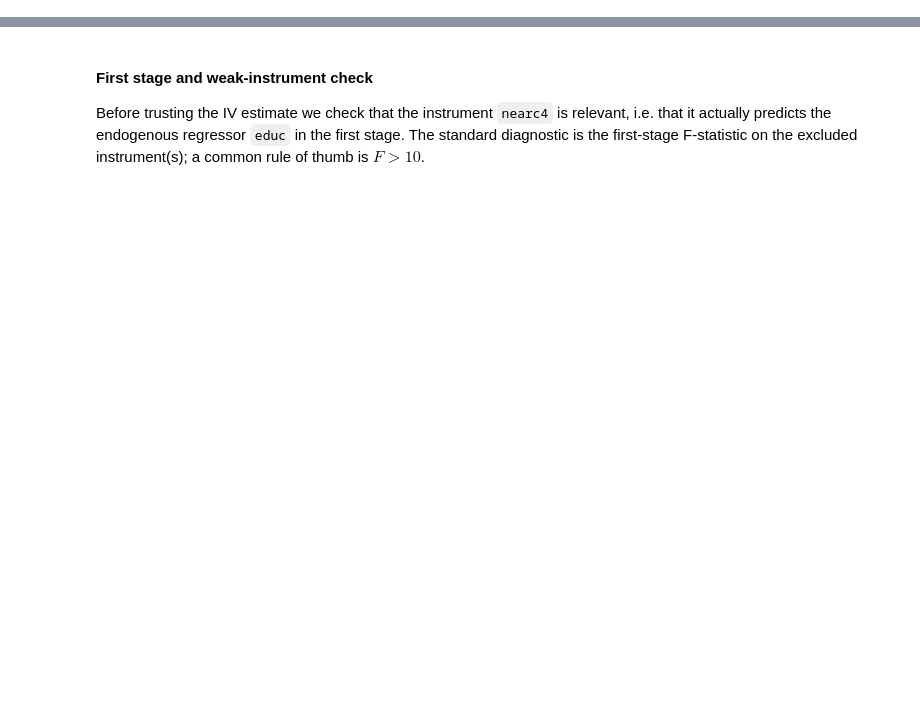
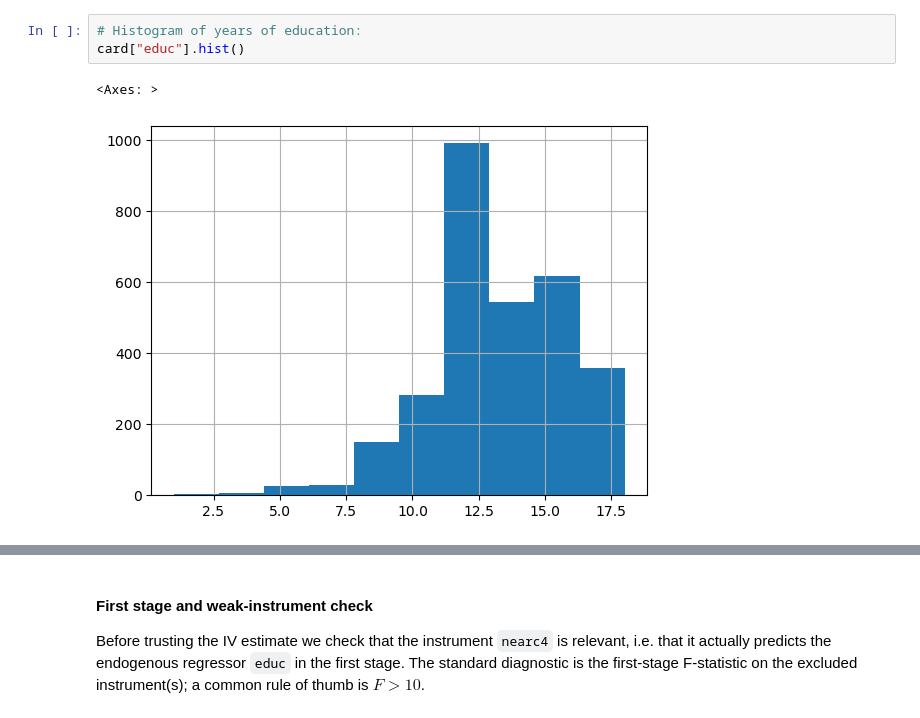
Before and after one commit to AppliedEconBerlin/bsoe_gc_aae_2026, a Jupyter notebook: Part_2/exercises/0_intro/intro.ipynb, the cells around one changed output, grey strips where cells are left out. Drawn from its saved outputs; the diff is of its cells as text; blank space fills up the shorter version.

```diff
--- a/Part_2/exercises/0_intro/intro.ipynb
+++ b/Part_2/exercises/0_intro/intro.ipynb
@@ -19,0 +103,6 @@ card = pd.read_stata("card.dta")
+# %%
+# Histogram of years of education:
+card["educ"].hist()
+# %% [output]
+<Axes: >
+[figure, added]
```
Also changed, not shown: parts of 42 cells of this notebook, 1 other file.
